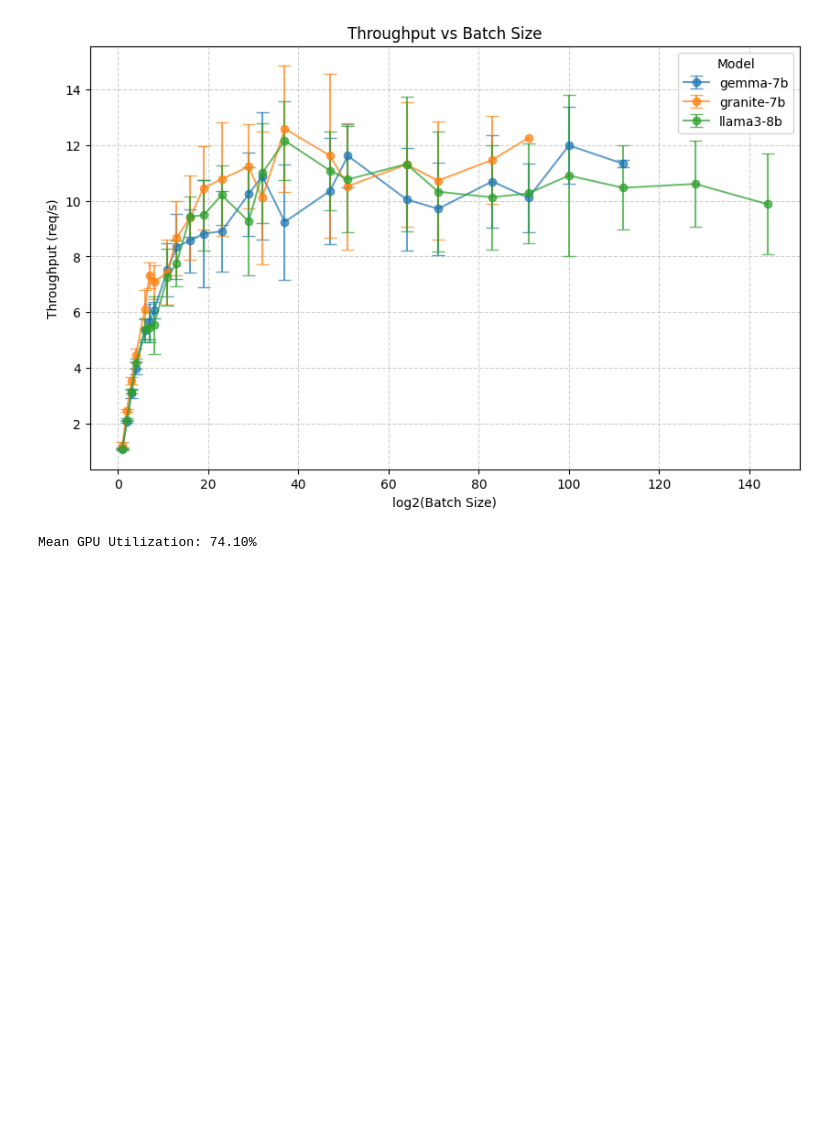
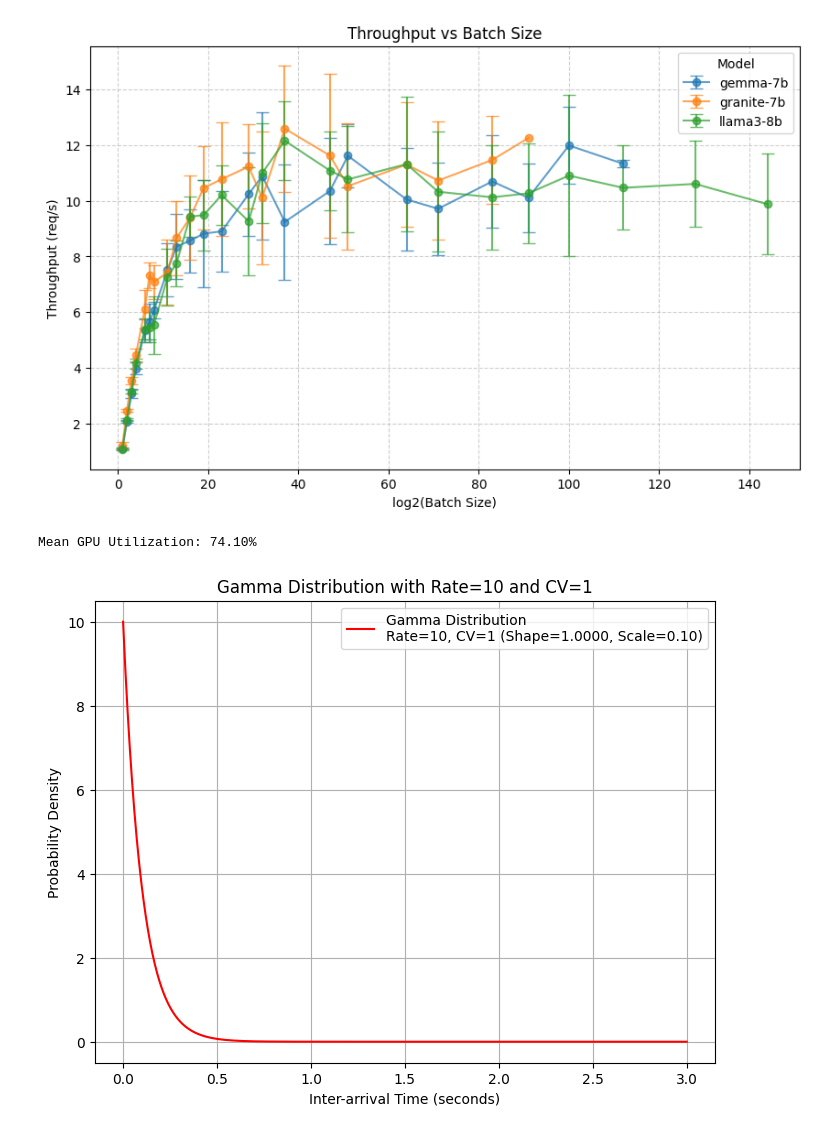
Before and after one commit to Antonio-MI/sincere, a Jupyter notebook: process_results.ipynb, the cells around one changed output. Saved outputs shown, nothing was run; the diff lists cells and outputs as text; code cells hidden in the pictures; blank space fills up the shorter version.

```diff
--- a/process_results.ipynb
+++ b/process_results.ipynb
@@ -80,3 +82,34 @@ mean_utilization = df['utilization'].mean()
 print(f"Mean GPU Utilization: {mean_utilization:.2f}%")
 # %% [output]
 Mean GPU Utilization: 74.10%
+# %%
+# Given rate and CV
+rate = 10  # Rate (inverse of scale)
+cv = 1  # Coefficient of Variation
+
+# We need to compute alpha and scale (theta)
+# CV = 1 / sqrt(alpha), so alpha = 1 / CV^2
+alpha = 1 / cv**2
+
+# Scale (theta) is 1 / rate
+theta = 1 / rate
+
+# Create a range of values for the x-axis
+x_cv = np.linspace(0, 3, 1000)
+
+# Compute the Gamma distribution's probability density function (PDF) with the new parameters
+pdf_cv = gamma.pdf(x_cv, alpha, scale=theta)
+
+# Plot the Gamma distribution with the given rate and CV
+plt.figure(figsize=(8, 6))
+plt.plot(x_cv, pdf_cv, label=f'Gamma Distribution\nRate={rate}, CV={cv} (Shape={alpha:.4f}, Scale={theta:.2f})', color='r')
+plt.title(f'Gamma Distribution with Rate={rate} and CV={cv}')
+plt.xlabel('Inter-arrival Time (seconds)')
+plt.ylabel('Probability Density')
+plt.legend()
+plt.grid(True)
+
+# Show the plot
+plt.show()
+# %% [output]
+[figure, added]
```
Also changed, not shown: parts of 1 cell of this notebook, 28 other files.
